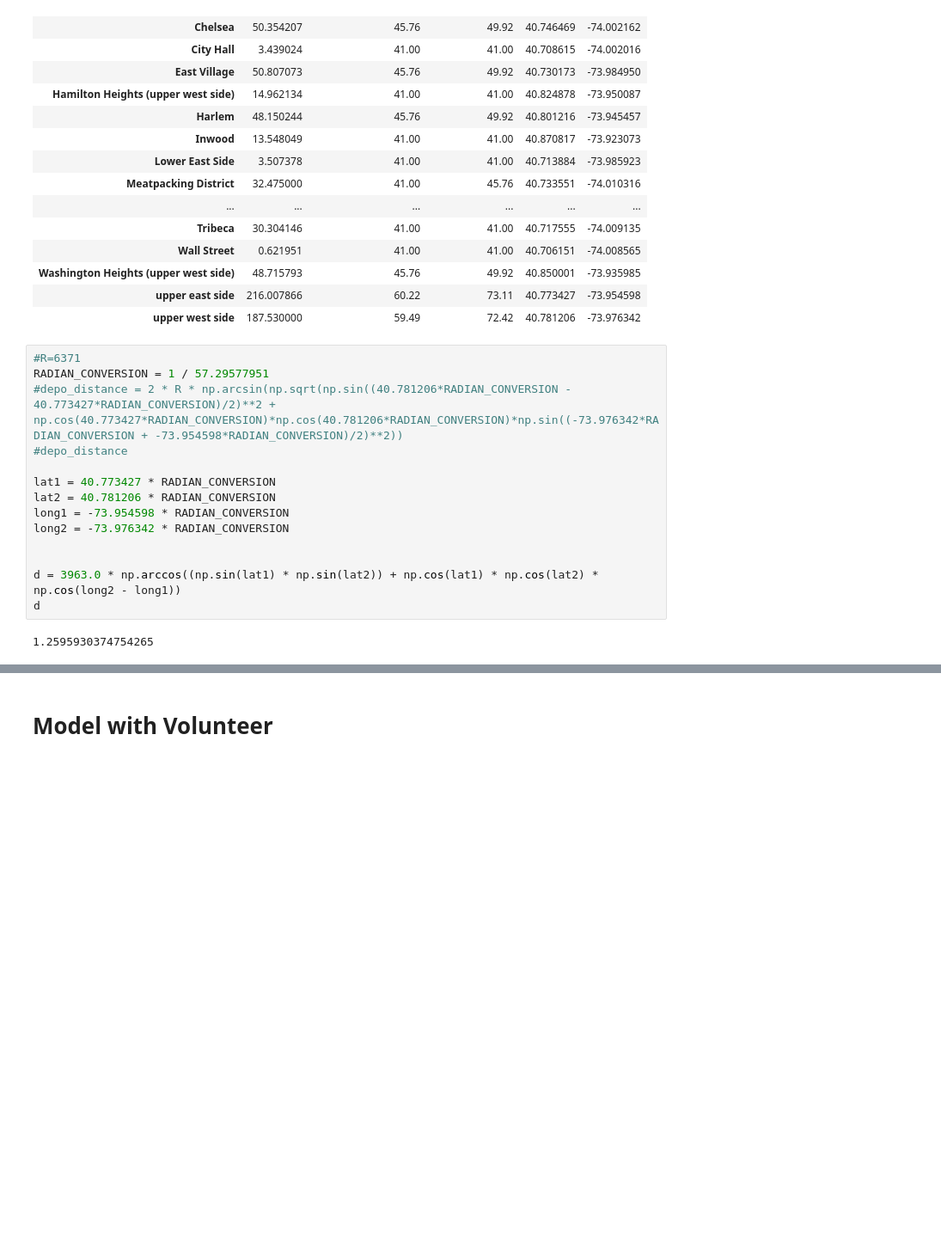
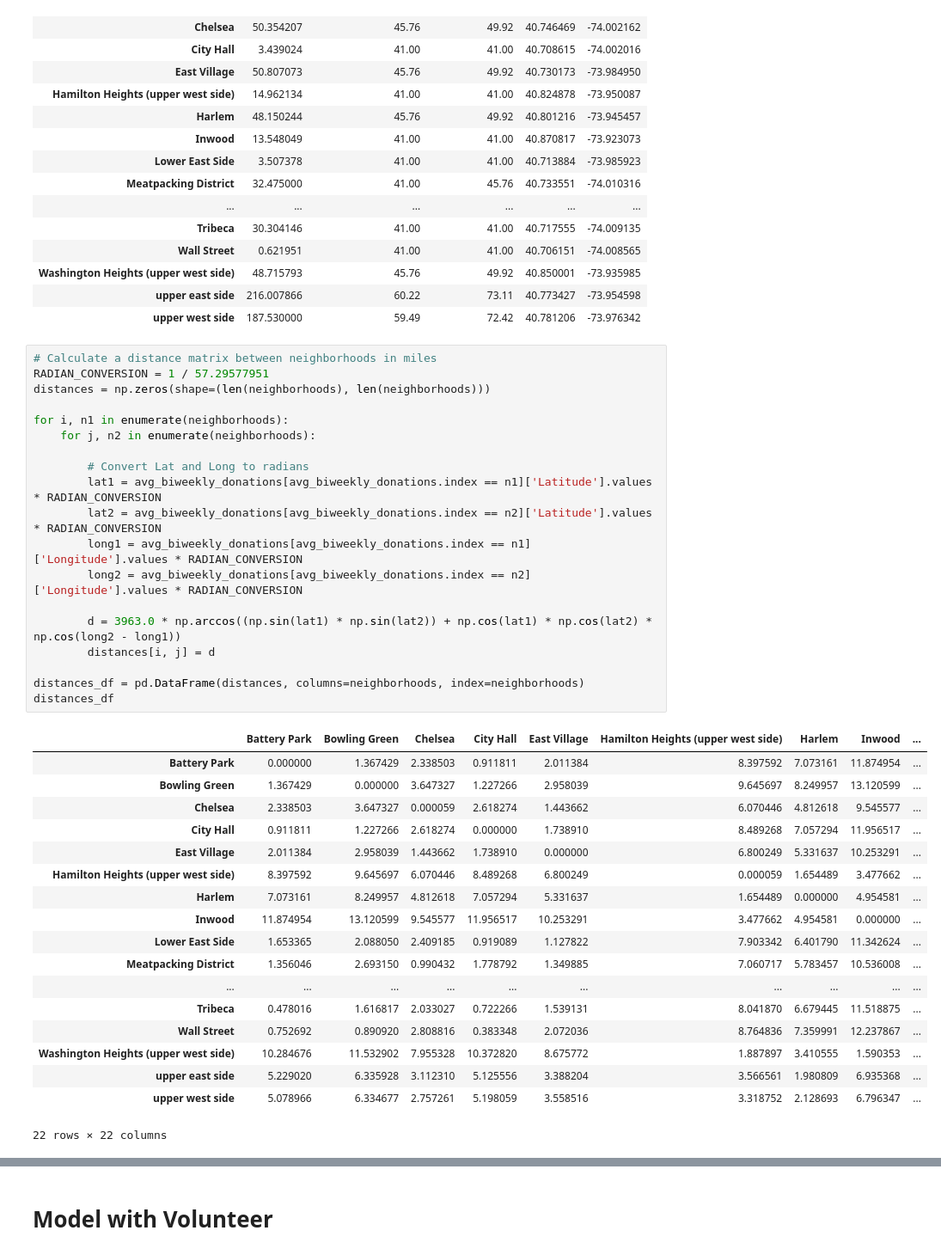
Before and after one commit to BrunoValan/Milk_Bank_Project, a Jupyter notebook: FinalModel.ipynb, the cells around one changed output, grey strips where cells are left out. Shown at 86% size. Drawn from its saved outputs; the diff is of its cells as text; blank space fills up the shorter version.

```diff
--- a/FinalModel.ipynb
+++ b/FinalModel.ipynb
@@ -302,19 +302,41 @@ avg_biweekly_donations
 | Washington Heights (upper west side) | 48.715793 | 45.76 | 49.92 | 40.850001 | -73.935985 |
 | upper east side | 216.007866 | 60.22 | 73.11 | 40.773427 | -73.954598 |
 | upper west side | 187.530000 | 59.49 | 72.42 | 40.781206 | -73.976342 |
-# %%
-#R=6371
-RADIAN_CONVERSION = 1 / 57.29577951
-#depo_distance = 2 * R * np.arcsin(np.sqrt(np.sin((40.781206*RADIAN_CONVERSION - 40.773427*RADIAN_CONVERSION)/2)**2 + np.cos(40.773427*RADIAN_CONVERSION)*np.cos(40.781206*RADIAN_CONVERSION)*np.sin((-73.976342*RADIAN_CONVERSION + -73.954598*RADIAN_CONVERSION)/2)**2))
-#depo_distance
-
-lat1 = 40.773427 * RADIAN_CONVERSION
-lat2 = 40.781206 * RADIAN_CONVERSION
-long1 = -73.954598 * RADIAN_CONVERSION
-long2 = -73.976342 * RADIAN_CONVERSION
-
-
-d = 3963.0 * np.arccos((np.sin(lat1) * np.sin(lat2)) + np.cos(lat1) * np.cos(lat2) * np.cos(long2 - long1))
-d
-# %% [output]
-1.2595930374754265
+# %%
+# Calculate a distance matrix between neighborhoods in miles
+RADIAN_CONVERSION = 1 / 57.29577951
+distances = np.zeros(shape=(len(neighborhoods), len(neighborhoods)))
+
+for i, n1 in enumerate(neighborhoods):
+    for j, n2 in enumerate(neighborhoods):
+
+        # Convert Lat and Long to radians
+        lat1 = avg_biweekly_donations[avg_biweekly_donations.index == n1]['Latitude'].values * RADIAN_CONVERSION
+        lat2 = avg_biweekly_donations[avg_biweekly_donations.index == n2]['Latitude'].values * RADIAN_CONVERSION
+        long1 = avg_biweekly_donations[avg_biweekly_donations.index == n1]['Longitude'].values * RADIAN_CONVERSION
+        long2 = avg_biweekly_donations[avg_biweekly_donations.index == n2]['Longitude'].values * RADIAN_CONVERSION
+
+        d = 3963.0 * np.arccos((np.sin(lat1) * np.sin(lat2)) + np.cos(lat1) * np.cos(lat2) * np.cos(long2 - long1))
+        distances[i, j] = d
+
+distances_df = pd.DataFrame(distances, columns=neighborhoods, index=neighborhoods)
+distances_df
+# %% [output]
+|  | Battery Park | Bowling Green | Chelsea | City Hall | East Village | Hamilton Heights (upper west side) | Harlem | Inwood | ... |
+| Battery Park | 0.000000 | 1.367429 | 2.338503 | 0.911811 | 2.011384 | 8.397592 | 7.073161 | 11.874954 | ... |
+| Bowling Green | 1.367429 | 0.000000 | 3.647327 | 1.227266 | 2.958039 | 9.645697 | 8.249957 | 13.120599 | ... |
+| Chelsea | 2.338503 | 3.647327 | 0.000059 | 2.618274 | 1.443662 | 6.070446 | 4.812618 | 9.545577 | ... |
+| City Hall | 0.911811 | 1.227266 | 2.618274 | 0.000000 | 1.738910 | 8.489268 | 7.057294 | 11.956517 | ... |
+| East Village | 2.011384 | 2.958039 | 1.443662 | 1.738910 | 0.000000 | 6.800249 | 5.331637 | 10.253291 | ... |
+| Hamilton Heights (upper west side) | 8.397592 | 9.645697 | 6.070446 | 8.489268 | 6.800249 | 0.000059 | 1.654489 | 3.477662 | ... |
+| Harlem | 7.073161 | 8.249957 | 4.812618 | 7.057294 | 5.331637 | 1.654489 | 0.000000 | 4.954581 | ... |
+| Inwood | 11.874954 | 13.120599 | 9.545577 | 11.956517 | 10.253291 | 3.477662 | 4.954581 | 0.000000 | ... |
+| Lower East Side | 1.653365 | 2.088050 | 2.409185 | 0.919089 | 1.127822 | 7.903342 | 6.401790 | 11.342624 | ... |
+| Meatpacking District | 1.356046 | 2.693150 | 0.990432 | 1.778792 | 1.349885 | 7.060717 | 5.783457 | 10.536008 | ... |
+| ... | ... | ... | ... | ... | ... | ... | ... | ... | ... |
+| Tribeca | 0.478016 | 1.616817 | 2.033027 | 0.722266 | 1.539131 | 8.041870 | 6.679445 | 11.518875 | ... |
+| Wall Street | 0.752692 | 0.890920 | 2.808816 | 0.383348 | 2.072036 | 8.764836 | 7.359991 | 12.237867 | ... |
+| Washington Heights (upper west side) | 10.284676 | 11.532902 | 7.955328 | 10.372820 | 8.675772 | 1.887897 | 3.410555 | 1.590353 | ... |
+| upper east side | 5.229020 | 6.335928 | 3.112310 | 5.125556 | 3.388204 | 3.566561 | 1.980809 | 6.935368 | ... |
+| upper west side | 5.078966 | 6.334677 | 2.757261 | 5.198059 | 3.558516 | 3.318752 | 2.128693 | 6.796347 | ... |
+22 rows × 22 columns
```
Also changed, not shown: parts of 4 cells of this notebook.
